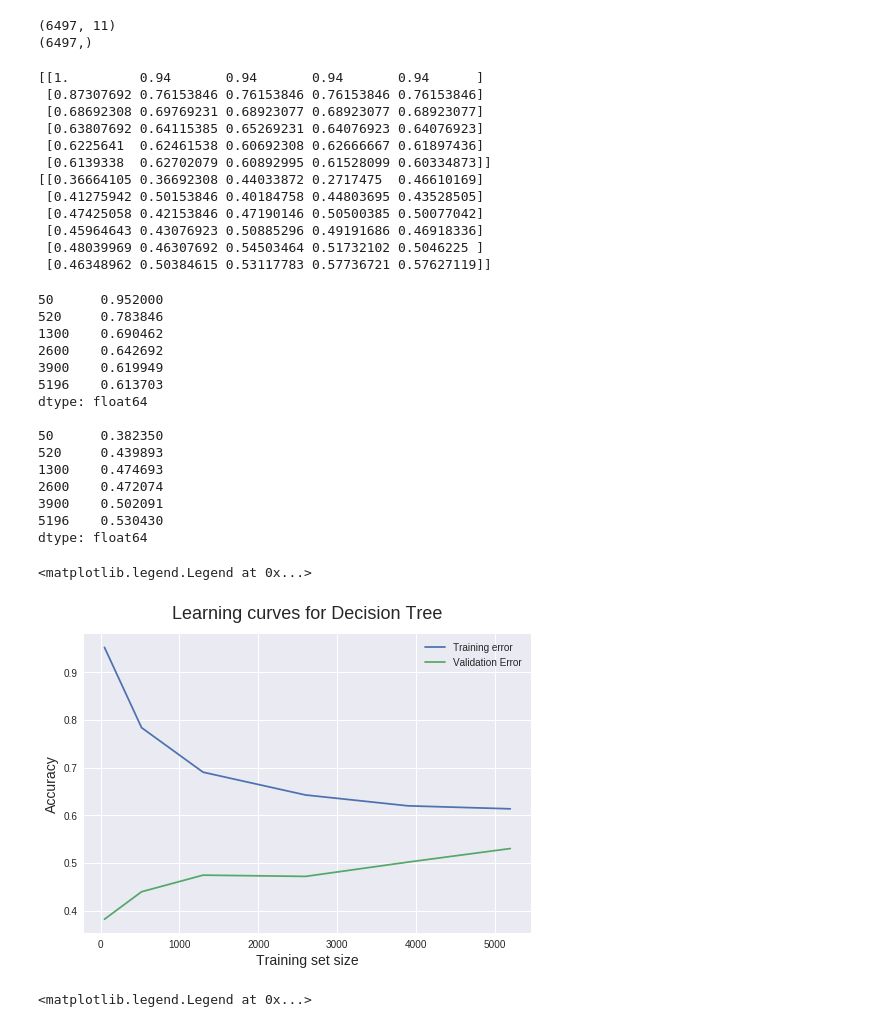
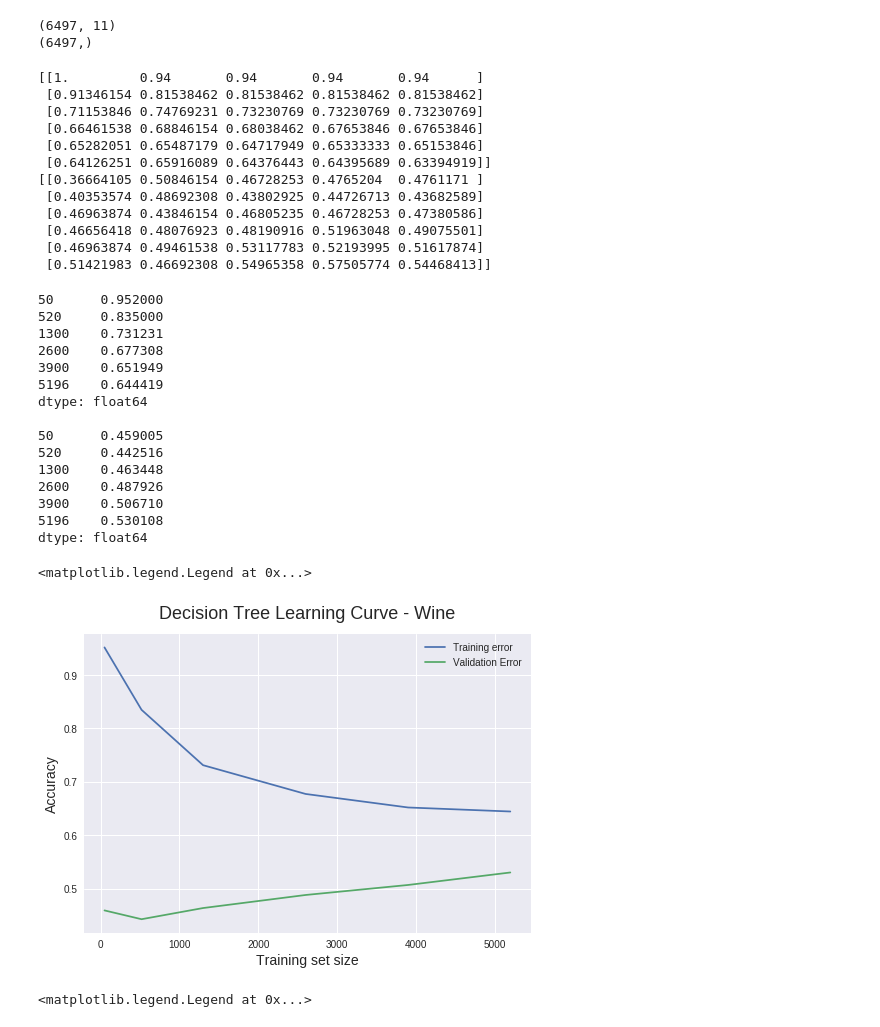
Before and after one commit to 6r0k3d/ml-intro, a Jupyter notebook: notebooks/tree_wine1-Copy1.ipynb, the cells around one changed output. Drawn from its saved outputs; the diff is of its cells as text; code cells hidden in the pictures.

Commit message:
tree wine

```diff
--- a/notebooks/tree_wine1-Copy1.ipynb
+++ b/notebooks/tree_wine1-Copy1.ipynb
@@ -30,7 +30,7 @@ print(y_test.shape)
 # %%
 from sklearn import tree
 # %%
-clf = tree.DecisionTreeClassifier(min_samples_leaf=4, max_depth=5)
+clf = tree.DecisionTreeClassifier(min_samples_leaf=1, max_depth=6, min_samples_split=5)
 # %%
 %time clf.fit(X_train,y_train)
 # %% [output]
@@ -178,8 +178,6 @@ print(y.shape)
 # %% [output]
 (6497, 11)
 (6497,)
-# %%
-clf.max_depth = 5
 # %%
 train_sizes = [50,520,1300,2600,3900,5196]
 train_sizes, train_scores, validation_scores = learning_curve(estimator=clf,X=X, y=y, train_sizes=train_sizes, cv=5, scoring='accuracy')
@@ -188,17 +186,17 @@ print(train_scores)
 print(validation_scores)
 # %% [output]
 [[1.         0.94       0.94       0.94       0.94      ]
- [0.87307692 0.76153846 0.76153846 0.76153846 0.76153846]
- [0.68692308 0.69769231 0.68923077 0.68923077 0.68923077]
- [0.63807692 0.64115385 0.65269231 0.64076923 0.64076923]
- [0.6225641  0.62461538 0.60692308 0.62666667 0.61897436]
- [0.6139338  0.62702079 0.60892995 0.61528099 0.60334873]]
-[[0.36664105 0.36692308 0.44033872 0.2717475  0.46610169]
- [0.41275942 0.50153846 0.40184758 0.44803695 0.43528505]
- [0.47425058 0.42153846 0.47190146 0.50500385 0.50077042]
- [0.45964643 0.43076923 0.50885296 0.49191686 0.46918336]
- [0.48039969 0.46307692 0.54503464 0.51732102 0.5046225 ]
- [0.46348962 0.50384615 0.53117783 0.57736721 0.57627119]]
+ [0.91346154 0.81538462 0.81538462 0.81538462 0.81538462]
+ [0.71153846 0.74769231 0.73230769 0.73230769 0.73230769]
+ [0.66461538 0.68846154 0.68038462 0.67653846 0.67653846]
+ [0.65282051 0.65487179 0.64717949 0.65333333 0.65153846]
+ [0.64126251 0.65916089 0.64376443 0.64395689 0.63394919]]
+[[0.36664105 0.50846154 0.46728253 0.4765204  0.4761171 ]
+ [0.40353574 0.48692308 0.43802925 0.44726713 0.43682589]
+ [0.46963874 0.43846154 0.46805235 0.46728253 0.47380586]
+ [0.46656418 0.48076923 0.48190916 0.51963048 0.49075501]
+ [0.46963874 0.49461538 0.53117783 0.52193995 0.51617874]
+ [0.51421983 0.46692308 0.54965358 0.57505774 0.54468413]]
 # %%
 train_scores_mean = train_scores.mean(axis=1)
 validation_scores_mean = validation_scores.mean(axis=1)
@@ -208,32 +206,32 @@ print()
 print(pd.Series(validation_scores_mean, index=train_sizes))
 # %% [output]
 50      0.952000
-520     0.783846
-1300    0.690462
-2600    0.642692
-3900    0.619949
-5196    0.613703
+520     0.835000
+1300    0.731231
+2600    0.677308
+3900    0.651949
+5196    0.644419
 dtype: float64
 
-50      0.382350
-520     0.439893
-1300    0.474693
-2600    0.472074
-3900    0.502091
-5196    0.530430
+50      0.459005
+520     0.442516
+1300    0.463448
+2600    0.487926
+3900    0.506710
+5196    0.530108
 dtype: float64
 # %%
 plt.style.use('seaborn')
 plt.plot(train_sizes, train_scores_mean, label='Training error')
 plt.plot(train_sizes, validation_scores_mean, label='Validation Error')
 
 plt.ylabel('Accuracy', fontsize = 14)
 plt.xlabel('Training set size', fontsize = 14)
-plt.title('Learning curves for Decision Tree', fontsize = 18, y=1.03)
+plt.title('Decision Tree Learning Curve - Wine', fontsize = 18, y=1.03)
 plt.legend()
 # %% [output]
 <matplotlib.legend.Legend at 0x...>
-[figure, old version]
+[figure, new version]
 # %%
 clf.max_depth = 10
 # %%
```
Also changed, not shown: parts of 17 cells of this notebook.
